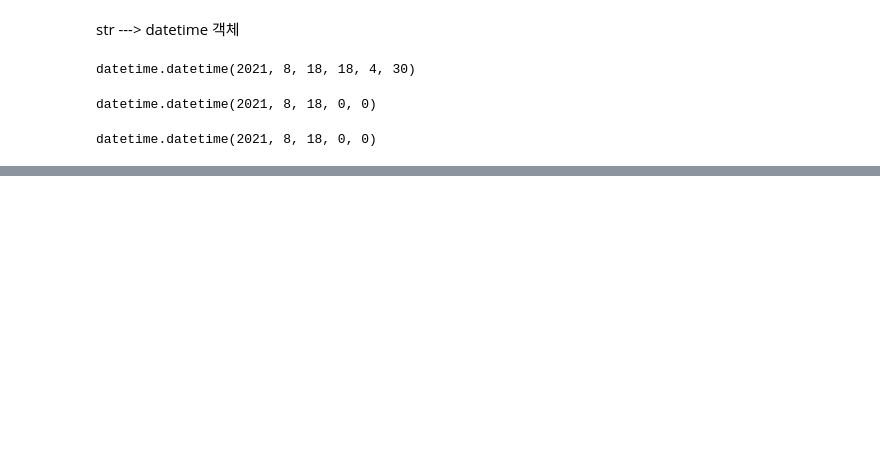
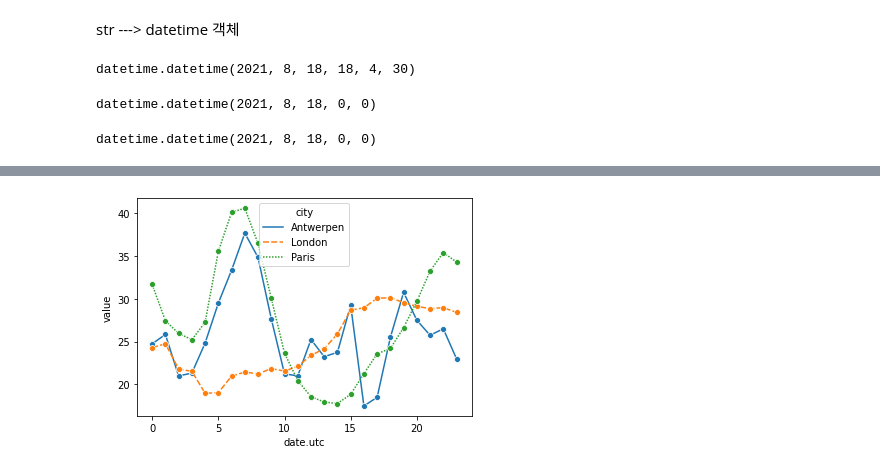
Before and after one commit to bomnism/DA, a Jupyter notebook: da16_datetime.ipynb, the cells around one changed output, grey strips where cells are left out. Saved outputs shown, nothing was run; the diff lists cells and outputs as text; code cells hidden in the pictures; blank space fills up the shorter version.

```diff
--- a/da16_datetime.ipynb
+++ b/da16_datetime.ipynb
@@ -110,0 +682,2 @@ datetime.datetime(2021, 8, 18, 0, 0)
+# %%
+air_quality= pd.read_csv(no2_file)
@@ -110,0 +710,3 @@ datetime.datetime(2021, 8, 18, 0, 0)
+# %%
+# date.utc 컬럼의 타입을 datetime 타입으로 변환
+air_quality['date.utc'] = pd.to_datetime(air_quality['date.utc'])
@@ -110,0 +842,4 @@ datetime.datetime(2021, 8, 18, 0, 0)
+# %%
+result = air_quality.groupby([air_quality['date.utc'].dt.hour, 'city'])['value'].mean()
+# %%
+result = result.reset_index()    # 모든 인덱스를 컬럼으로 변환 (Series -> DataFrame으로)
@@ -110,0 +862,5 @@ datetime.datetime(2021, 8, 18, 0, 0)
+# %%
+sns.lineplot(data=result, x = 'date.utc', y = 'value', hue = 'city', style = 'city', marker = 'o')
+plt.show()
+# %% [output]
+[figure, added]
```
Also changed, not shown: parts of 112 cells of this notebook.
